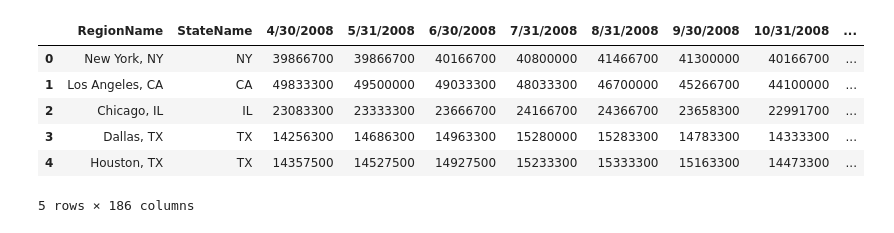
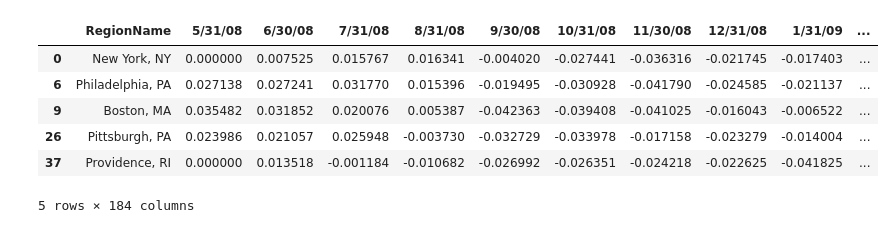
Before and after one commit to anderoos/Coolest-project-1, a Jupyter notebook: Change.ipynb, the cells around one changed output. Drawn from its saved outputs; the diff is of its cells as text; code cells hidden in the pictures.

```diff
--- a/Change.ipynb
+++ b/Change.ipynb
@@ -47,0 +42,3 @@ memory usage: 548.0+ KB
+# %%
+ne_df, se_df, mw_df, w_df, sw_df = custom.split_regions(df)
+ne_df.head()
@@ -48,10 +53,36 @@ memory usage: 548.0+ KB
+# %%
+# Convert entire df to percent changes
+# pct_df = df.iloc[:, 4:].pct_change(axis=1)
+# pct_df = pct_df.drop("4/30/2008", axis=1)
+# new_york = pct_df.iloc[1,2:]
+
+# Capture city names
+ne_cities = ne_df['RegionName']
+se_cities = se_df['RegionName']
+mw_cities = mw_df['RegionName']
+w_cities = w_df['RegionName']
+sw_cities = sw_df['RegionName']
+
+# Calculate pct_changes
+df_ne_pct = ne_df.iloc[:, 2:].pct_change(axis=1)
+df_se_pct = se_df.iloc[:, 2:].pct_change(axis=1)
+df_mw_pct = mw_df.iloc[:, 2:].pct_change(axis=1)
+df_w_pct = w_df.iloc[:, 2:].pct_change(axis=1)
+df_sw_pct = sw_df.iloc[:, 2:].pct_change(axis=1)
+
+# Concat cities and drop empty column
+df_ne_pct = pd.concat([ne_cities, df_ne_pct], axis=1).drop("4/30/08", axis=1)
+df_se_pct = pd.concat([se_cities, df_se_pct], axis=1).drop("4/30/08", axis=1)
+df_mw_pct = pd.concat([mw_cities, df_mw_pct], axis=1).drop("4/30/08", axis=1)
+df_w_pct = pd.concat([w_cities, df_w_pct], axis=1).drop("4/30/08", axis=1)
+df_sw_pct = pd.concat([sw_cities, df_sw_pct], axis=1).drop("4/30/08", axis=1)
 # %%
-df.head()
+df_ne_pct.head()
 # %% [output]
-|  | RegionName | StateName | 4/30/2008 | 5/31/2008 | 6/30/2008 | 7/31/2008 | 8/31/2008 | 9/30/2008 | 10/31/2008 | ... |
-| 0 | New York, NY | NY | 39866700 | 39866700 | 40166700 | 40800000 | 41466700 | 41300000 | 40166700 | ... |
-| 1 | Los Angeles, CA | CA | 49833300 | 49500000 | 49033300 | 48033300 | 46700000 | 45266700 | 44100000 | ... |
-| 2 | Chicago, IL | IL | 23083300 | 23333300 | 23666700 | 24166700 | 24366700 | 23658300 | 22991700 | ... |
-| 3 | Dallas, TX | TX | 14256300 | 14686300 | 14963300 | 15280000 | 15283300 | 14783300 | 14333300 | ... |
-| 4 | Houston, TX | TX | 14357500 | 14527500 | 14927500 | 15233300 | 15333300 | 15163300 | 14473300 | ... |
+|  | RegionName | 5/31/08 | 6/30/08 | 7/31/08 | 8/31/08 | 9/30/08 | 10/31/08 | 11/30/08 | 12/31/08 | 1/31/09 | ... |
+| 0 | New York, NY | 0.000000 | 0.007525 | 0.015767 | 0.016341 | -0.004020 | -0.027441 | -0.036316 | -0.021745 | -0.017403 | ... |
+| 6 | Philadelphia, PA | 0.027138 | 0.027241 | 0.031770 | 0.015396 | -0.019495 | -0.030928 | -0.041790 | -0.024585 | -0.021137 | ... |
+| 9 | Boston, MA | 0.035482 | 0.031852 | 0.020076 | 0.005387 | -0.042363 | -0.039408 | -0.041025 | -0.016043 | -0.006522 | ... |
+| 26 | Pittsburgh, PA | 0.023986 | 0.021057 | 0.025948 | -0.003730 | -0.032729 | -0.033978 | -0.017158 | -0.023279 | -0.014004 | ... |
+| 37 | Providence, RI | 0.000000 | 0.013518 | -0.001184 | -0.010682 | -0.026992 | -0.026351 | -0.024218 | -0.022625 | -0.041825 | ... |
-5 rows × 186 columns
+5 rows × 184 columns
```
Also changed, not shown: parts of 18 cells of this notebook, 8 other files.
